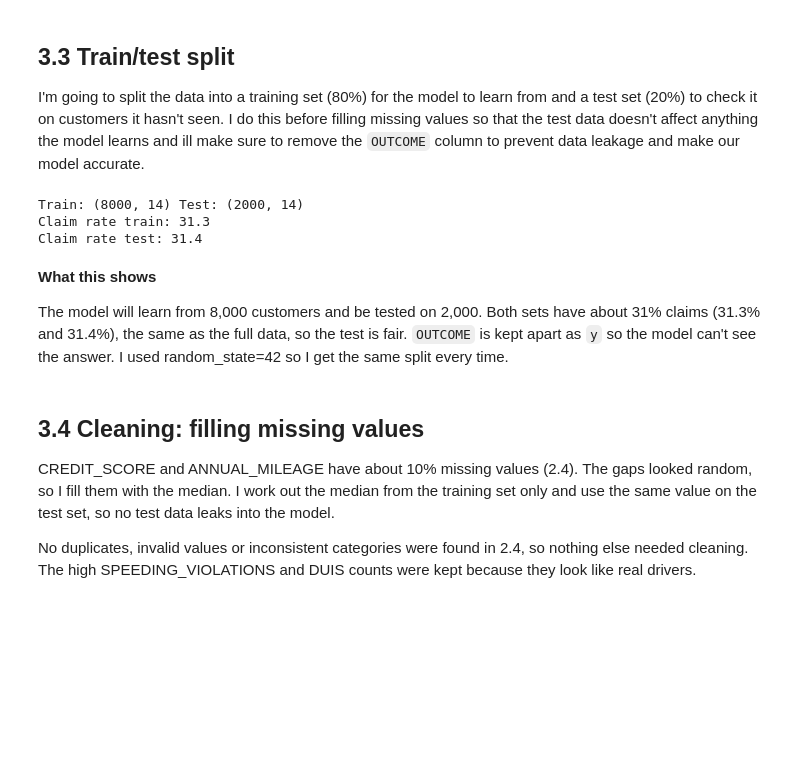
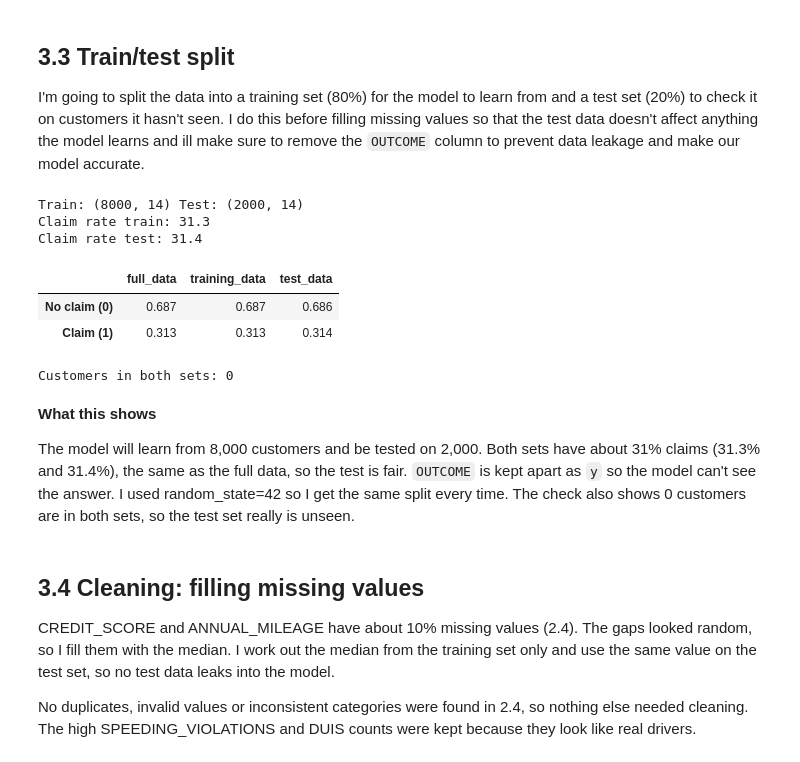
Before and after one commit to EronBaftjari/CA2_DataAnalytics, a Jupyter notebook: notebooks/T00253602_Baftjari_CA2_Notebook.ipynb, the cells around one changed output. Drawn from its saved outputs; the diff is of its cells as text; code cells hidden in the pictures; blank space fills up the shorter version.

```diff
--- a/notebooks/T00253602_Baftjari_CA2_Notebook.ipynb
+++ b/notebooks/T00253602_Baftjari_CA2_Notebook.ipynb
@@ -780,23 +851,39 @@ test data doesn't affect anything the model learns and ill make sure to remove t
 # %%
 X = data.drop(columns=["OUTCOME"])
 y = data["OUTCOME"]
 
 # 80% train, 20% test
 # stratify=y keeps the same claim rate in both
 # random_state=42 gives the same split every time
 X_train, X_test, y_train, y_test = train_test_split(X, y, test_size=0.2, stratify=y, random_state=42)
 
 print("Train:", X_train.shape, "Test:", X_test.shape)
 print("Claim rate train:", (y_train.mean() * 100).round(1))
 print("Claim rate test:", (y_test.mean() * 100).round(1))
+
+# Claim share in the full data, training set and test set (as in Lab 5)
+split_balance = pd.DataFrame({
+    "full_data": y.value_counts(normalize=True).sort_index(),
+    "training_data": y_train.value_counts(normalize=True).sort_index(),
+    "test_data": y_test.value_counts(normalize=True).sort_index(),
+})
+split_balance.index = ["No claim (0)", "Claim (1)"]
+display(split_balance.round(3))
+
+# Check no customer is in both the training and test set
+print("Customers in both sets:", len(set(X_train.index) & set(X_test.index)))
 # %% [output]
 Train: (8000, 14) Test: (2000, 14)
 Claim rate train: 31.3
 Claim rate test: 31.4
+|  | full_data | training_data | test_data |
+| No claim (0) | 0.687 | 0.687 | 0.686 |
+| Claim (1) | 0.313 | 0.313 | 0.314 |
+Customers in both sets: 0
 # %% [markdown]
 **What this shows**
 
-The model will learn from 8,000 customers and be tested on 2,000. Both sets have about 31% claims (31.3% and 31.4%), the same as the full data, so the test is fair. `OUTCOME` is kept apart as `y` so the model can't see the answer. I used random_state=42 so I get the same split every time.
+The model will learn from 8,000 customers and be tested on 2,000. Both sets have about 31% claims (31.3% and 31.4%), the same as the full data, so the test is fair. `OUTCOME` is kept apart as `y` so the model can't see the answer. I used random_state=42 so I get the same split every time. The check also shows 0 customers are in both sets, so the test set really is unseen.
 # %% [markdown]
 ## 3.4 Cleaning: filling missing values
 CREDIT_SCORE and ANNUAL_MILEAGE have about 10% missing values (2.4). The gaps looked random, so I fill them with the median. I work out the median from the training set only and use the same value on the test set, so no test data leaks into the model.
```
Also changed, not shown: parts of 19 cells of this notebook, 1 other file.
